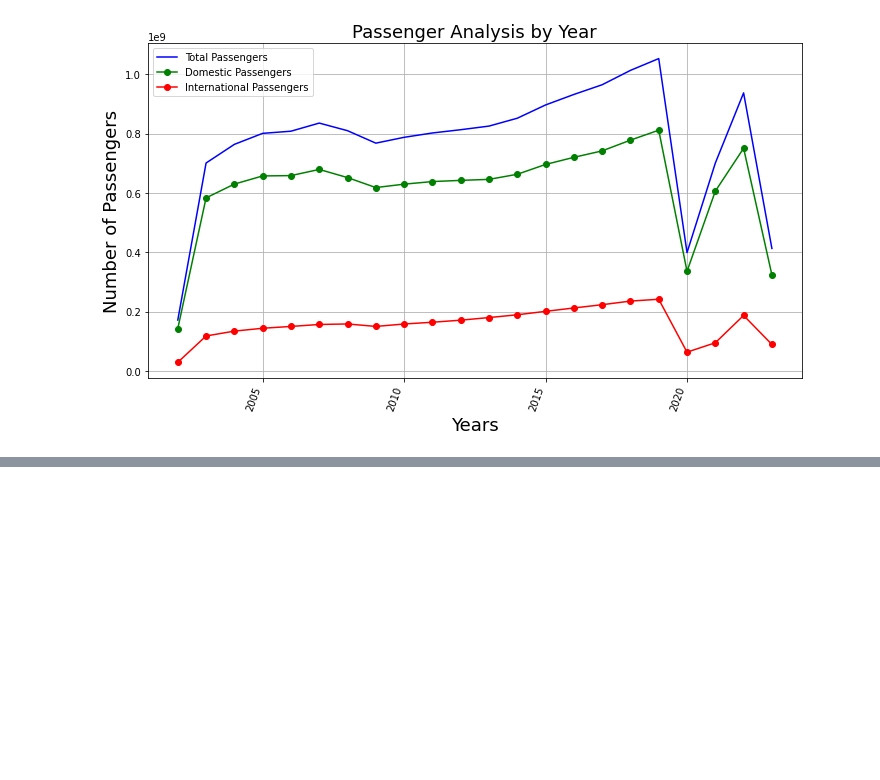
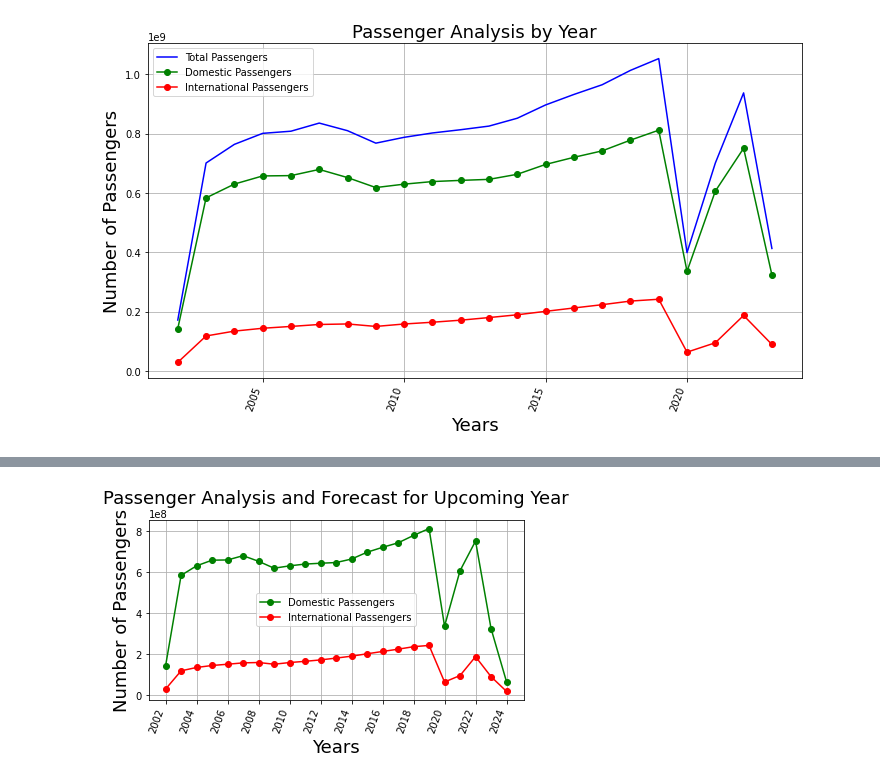
Before and after one commit to Zaiddc/Air-Travel-Occupancy-Analysis-and-Forecasting, a Jupyter notebook: main.ipynb, the cells around one changed output, grey strips where cells are left out. Saved outputs shown, nothing was run; the diff lists cells and outputs as text; code cells hidden in the pictures; blank space fills up the shorter version.

```diff
--- a/main.ipynb
+++ b/main.ipynb
@@ -115,0 +196,21 @@ plt.show()
+# %%
+# Create line plots for 'DOMESTIC' and 'INTERNATIONAL' passengers with predicted values for the upcoming year
+plt.plot(x_extended, domestic_extended, marker='o', color='g', label='Domestic Passengers')
+plt.plot(x_extended, international_extended, marker='o', color='r', label='International Passengers')
+
+plt.xlabel('Years', fontsize=18)
+plt.ylabel('Number of Passengers', fontsize=18)
+plt.title('Passenger Analysis and Forecast for Upcoming Year', fontsize=18)
+plt.legend()  # Show legend for different lines
+
+# Set custom x-axis ticks with 2-year intervals
+plt.xticks(np.arange(min(x), max(x_extended) + 1, step=2))
+
+plt.xticks(rotation=70, ha='right')
+plt.grid(True)
+plt.tight_layout()
+
+# Show the plot
+plt.show()
+# %% [output]
+[figure, added]
```
Also changed, not shown: parts of 13 cells of this notebook.
